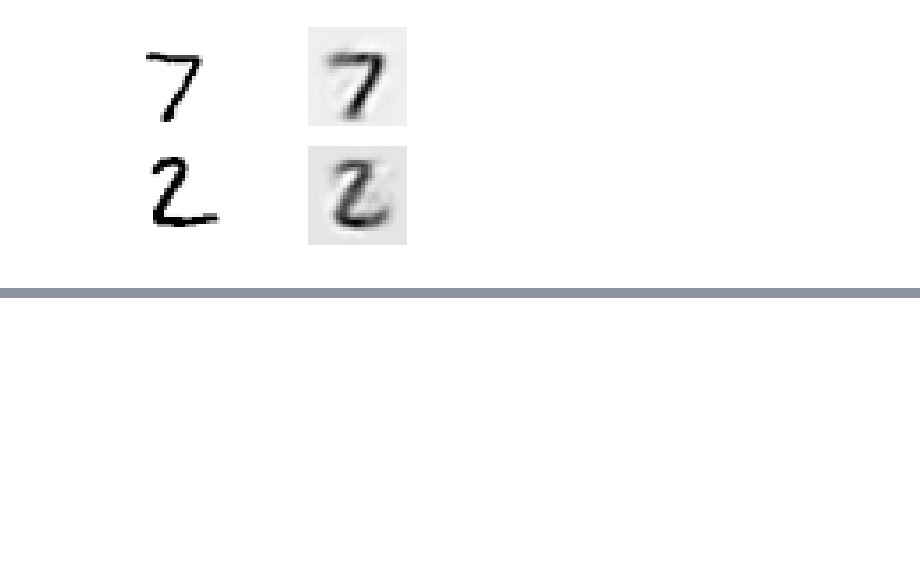
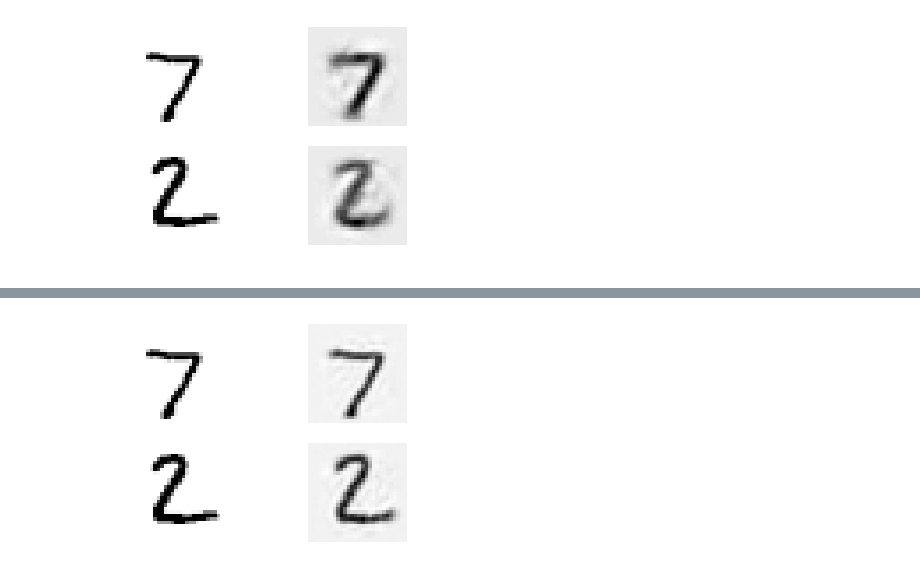
Before and after one commit to DCtheTall/hands-on-machine-learning, a Jupyter notebook: chapter15/Autoencoders.ipynb, the cells around one changed output, grey strips where cells are left out. Drawn from its saved outputs; the diff is of its cells as text; code cells hidden in the pictures; blank space fills up the shorter version.

Commit message:
denoising stacked autoencoders

```diff
--- a/chapter15/Autoencoders.ipynb
+++ b/chapter15/Autoencoders.ipynb
@@ -707,0 +783,29 @@ with tf.Session() as sess:
+# %%
+reset_graph()
+
+n_inputs = 28 ** 2
+n_hidden1 = 256
+n_hidden2 = 128
+n_hidden3 = n_hidden1
+n_outputs = n_inputs
+
+learning_rate = 0.001
+dropout_rate = 0.3
+
+training = tf.placeholder_with_default(False, shape=())
+
+X = tf.placeholder(tf.float32, shape=(None, n_inputs))
+X_drop = tf.layers.dropout(X, rate=dropout_rate, training=training)
+
+dense = partial(tf.layers.dense, activation=tf.nn.elu)
+hidden1 = dense(X_drop, n_hidden1)
+hidden2 = dense(hidden1, n_hidden2)
+hidden3 = dense(hidden2, n_hidden3)
+outputs = dense(hidden3, n_outputs)
+
+mse = tf.reduce_mean(tf.square(X - outputs))
+opt = tf.train.AdamOptimizer(learning_rate)
+training_op = opt.minimize(mse)
+
+init = tf.global_variables_initializer()
+saver = tf.train.Saver()
@@ -707,0 +841,5 @@ with tf.Session() as sess:
+# %%
+show_reconstructed_digits(
+    X, outputs, './my_model_stacked_denoising_dropout.ckpt')
+# %% [output]
+[figure, added]
```
Also changed, not shown: parts of 15 cells of this notebook.
